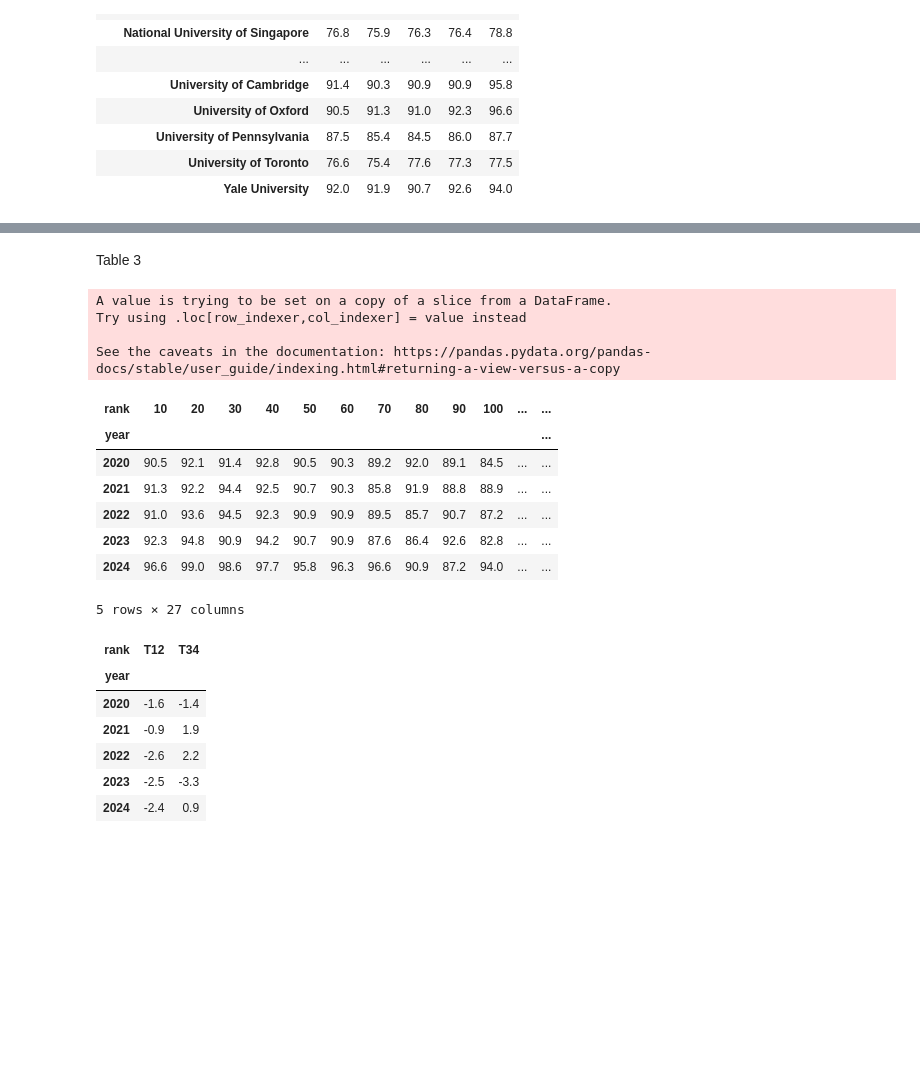
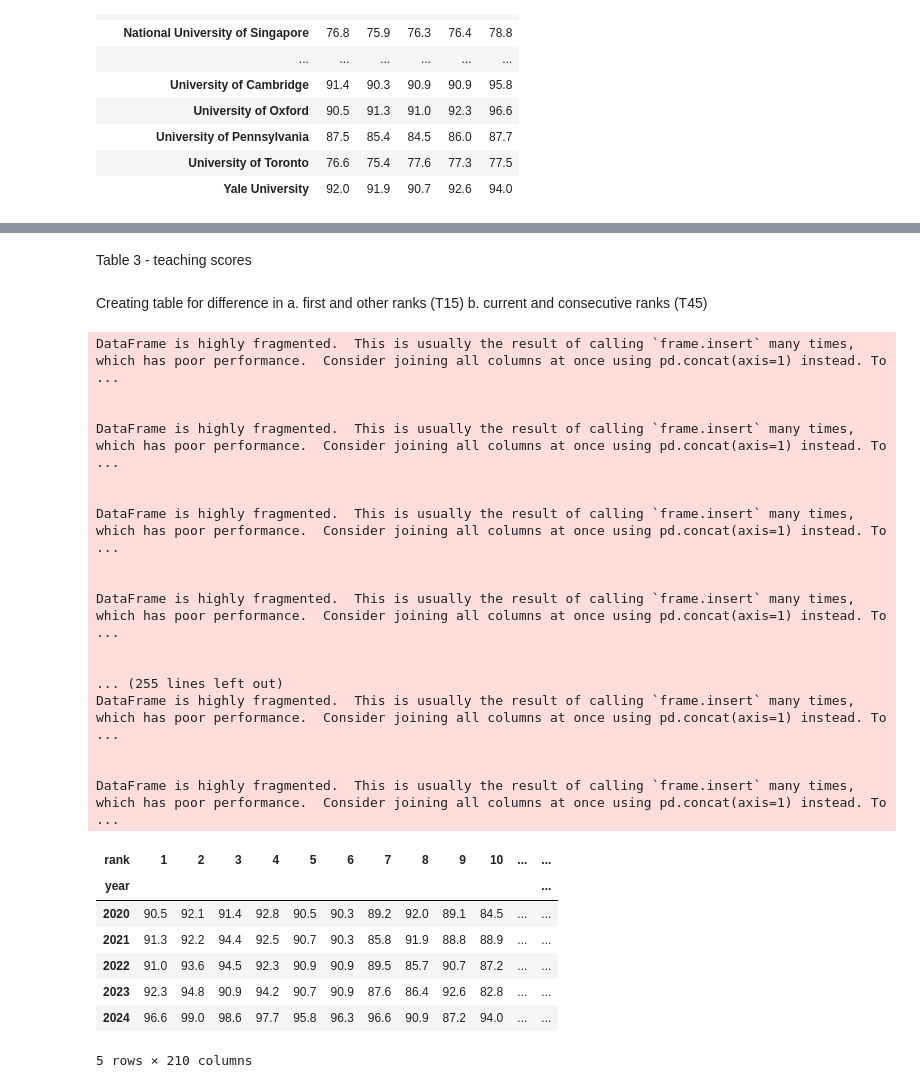
Before and after one commit to jellocode/TimesHigherRanking2024, a Jupyter notebook: notebooks/tables-2024.ipynb, the cells around one changed output, grey strips where cells are left out. Drawn from its saved outputs; the diff is of its cells as text; code cells hidden in the pictures; blank space fills up the shorter version.

Commit message:
added new table 3 made code more dynamic

```diff
--- a/notebooks/tables-2024.ipynb
+++ b/notebooks/tables-2024.ipynb
@@ -5,6 +9,7 @@ import numpy as np
 import pandas as pd
 import matplotlib.pyplot as plt
 import plotly.graph_objects as go
+from io import StringIO
 
-data = pd.read_csv(r"combined (2020-24 v2).csv")
-df = pd.DataFrame(data)
+data = pd.read_csv(r"combined (2020-24 v3).csv")
+#df = pd.DataFrame(data)
@@ -180,53 +231,57 @@ fig.update_layout(
 
 fig.show() # ? idk what happened
 # %% [markdown]
-Table 3
+Table 3 - teaching scores
+# %% [markdown]
+Creating table for difference in
+a. first and other ranks (T15)
+b. current and consecutive ranks (T45)
 # %%
 top_ranks['rank'] = top_ranks['rank'].astype(int)
 
 # Calculate the average teaching score for each rank in each year
 average_scores = top_ranks.groupby(['year', 'rank'])['scores_teaching'].mean().reset_index()
 
 # So each row represents a year and each column represents a rank
 pivot_df = average_scores.pivot(index='year', columns='rank', values='scores_teaching')
 
-# Calculate the T values for first 5 ranks
-# NEED TO CALCULATE FOR 20
-# NEED TO CHANGE THE RANK VALUE in dataset later, DIVIDE BY ZERO
-# difference b/w first and other ranks
-pivot_df['T12'] = pivot_df[10] - pivot_df[20]
-pivot_df['T13'] = pivot_df[10] - pivot_df[30]
-pivot_df['T14'] = pivot_df[10] - pivot_df[40]
-pivot_df['T15'] = pivot_df[10] - pivot_df[50]
+# Calculate the T values
+ranks = range(1,21)
 
-# difference b/w current and next rank
-pivot_df['T23'] = pivot_df[20] - pivot_df[30]
-pivot_df['T34'] = pivot_df[30] - pivot_df[40]
-pivot_df['T45'] = pivot_df[40] - pivot_df[50]
+# Difference b/w first and other ranks
+for i in range(len(ranks)-1):
+    for j in range(i+1, len(ranks)):
+        pivot_df[f'T{ranks[i]}{ranks[j]}'] = pivot_df[ranks[i]] - pivot_df[ranks[j]] # Need to include T11 - initial value to be 0 / shift this column 1 down in next table
+
+
+# Difference b/w current and next rank - consecutive
+for i in range(len(ranks)-1):
+    pivot_df[f'T{ranks[i]}{ranks[i+1]}'] = pivot_df[ranks[i]] - pivot_df[ranks[i+1]]
 
 pivot_df
 # %% [output]
-A value is trying to be set on a copy of a slice from a DataFrame.
-Try using .loc[row_indexer,col_indexer] = value instead
+DataFrame is highly fragmented.  This is usually the result of calling `frame.insert` many times, which has poor performance.  Consider joining all columns at once using pd.concat(axis=1) instead. To  ...
 
-See the caveats in the documentation: https://pandas.pydata.org/pandas-docs/stable/user_guide/indexing.html#returning-a-view-versus-a-copy
+
+DataFrame is highly fragmented.  This is usually the result of calling `frame.insert` many times, which has poor performance.  Consider joining all columns at once using pd.concat(axis=1) instead. To  ...
+
+
+DataFrame is highly fragmented.  This is usually the result of calling `frame.insert` many times, which has poor performance.  Consider joining all columns at once using pd.concat(axis=1) instead. To  ...
+
+
+DataFrame is highly fragmented.  This is usually the result of calling `frame.insert` many times, which has poor performance.  Consider joining all columns at once using pd.concat(axis=1) instead. To  ...
+
+
+... (255 lines left out)
+DataFrame is highly fragmented.  This is usually the result of calling `frame.insert` many times, which has poor performance.  Consider joining all columns at once using pd.concat(axis=1) instead. To  ...
+
+
+DataFrame is highly fragmented.  This is usually the result of calling `frame.insert` many times, which has poor performance.  Consider joining all columns at once using pd.concat(axis=1) instead. To  ...
-| rank | 10 | 20 | 30 | 40 | 50 | 60 | 70 | 80 | 90 | 100 | ... | ... |
+| rank | 1 | 2 | 3 | 4 | 5 | 6 | 7 | 8 | 9 | 10 | ... | ... |
 | year |  |  |  |  |  |  |  |  |  |  |  | ... |
 | 2020 | 90.5 | 92.1 | 91.4 | 92.8 | 90.5 | 90.3 | 89.2 | 92.0 | 89.1 | 84.5 | ... | ... |
 | 2021 | 91.3 | 92.2 | 94.4 | 92.5 | 90.7 | 90.3 | 85.8 | 91.9 | 88.8 | 88.9 | ... | ... |
 | 2022 | 91.0 | 93.6 | 94.5 | 92.3 | 90.9 | 90.9 | 89.5 | 85.7 | 90.7 | 87.2 | ... | ... |
 | 2023 | 92.3 | 94.8 | 90.9 | 94.2 | 90.7 | 90.9 | 87.6 | 86.4 | 92.6 | 82.8 | ... | ... |
 | 2024 | 96.6 | 99.0 | 98.6 | 97.7 | 95.8 | 96.3 | 96.6 | 90.9 | 87.2 | 94.0 | ... | ... |
-5 rows × 27 columns
+5 rows × 210 columns
-# %%
-# displaying T columns
-T_columns = ['T12', 'T34']  # Add more column names if needed
-pivot_df[T_columns]
-# %% [output]
-| rank | T12 | T34 |
-| year |  |  |
-| 2020 | -1.6 | -1.4 |
-| 2021 | -0.9 | 1.9 |
-| 2022 | -2.6 | 2.2 |
-| 2023 | -2.5 | -3.3 |
-| 2024 | -2.4 | 0.9 |
```
Also changed, not shown: parts of 13 cells of this notebook, 1 other file.
